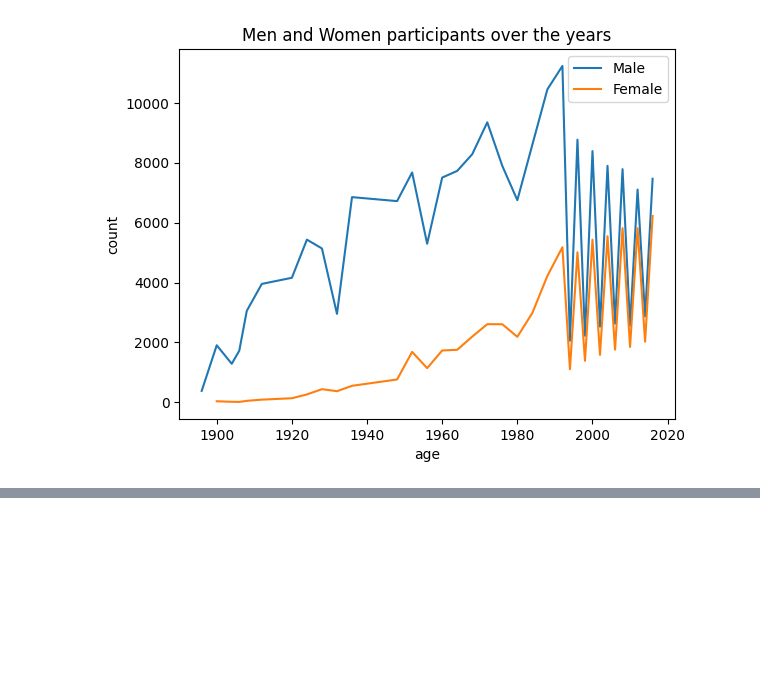
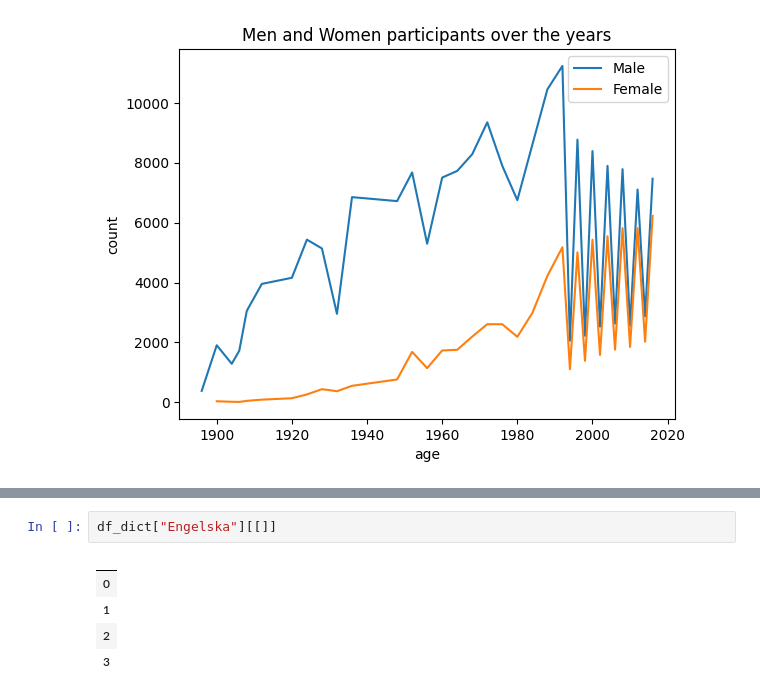
Before and after one commit to johnsandsjo/data-platform-dev-john-sandsjo-de24, a Jupyter notebook: exercises/exercise_1/exer1.ipynb, the cells around one changed output, grey strips where cells are left out. Cells and saved outputs as stored; diff of their text form; blank space fills up the shorter version.

```diff
--- a/exercises/exercise_1/exer1.ipynb
+++ b/exercises/exercise_1/exer1.ipynb
@@ -326,0 +340,8 @@ ax.set(title="Men and Women participants over the years", xlabel="age", ylabel="
+# %%
+df_dict["Engelska"][[]]
+# %% [output]
+|  |
+| 0 |
+| 1 |
+| 2 |
+| 3 |
```
Also changed, not shown: parts of 8 cells of this notebook, 1 other file.
